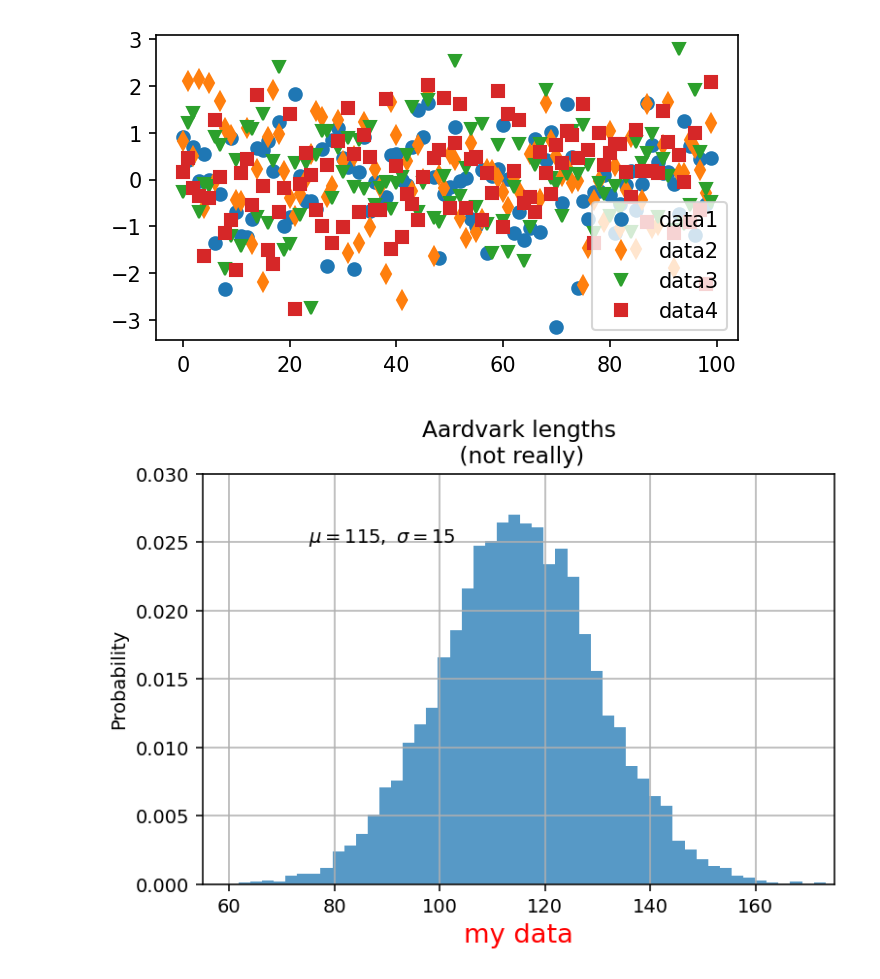
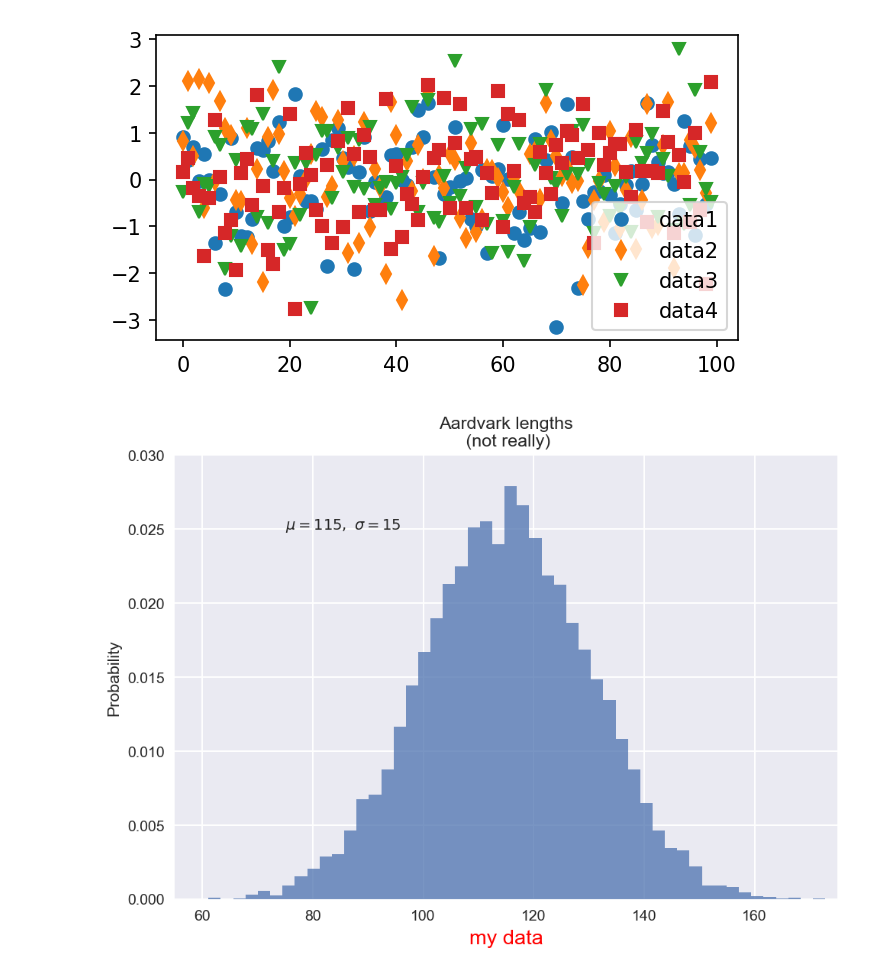
Before and after one commit to ColumbusK/Math, a Jupyter notebook: Numpy/matplot.ipynb, the cells around one changed output. Cells and saved outputs as stored; diff of their text form; code cells hidden in the pictures.

```diff
--- a/Numpy/matplot.ipynb
+++ b/Numpy/matplot.ipynb
@@ -113,17 +114,20 @@ ax.legend()
 # %%
 mu, sigma = 115, 15
 x = mu + sigma * np.random.randn(10000)
 fig, ax = plt.subplots(dpi=140)
 # the histogram of the data
 n, bins, patches = ax.hist(x, 50, density=1, facecolor='C0', alpha=0.75)
 
+plt.style.use('seaborn')
+plt.get_cmap('magma')
 ax.set_xlabel('Length [cm]')
 ax.set_ylabel('Probability')
 ax.set_title('Aardvark lengths\n (not really)')
 ax.text(75, .025, r'$\mu=115,\ \sigma=15$')
 ax.axis([55, 175, 0, 0.03])
 ax.grid(True)
 
+
 t = ax.set_xlabel('my data', fontsize=14, color='red')
 # %% [output]
-[figure, old version]
+[figure, new version]
```
Also changed, not shown: parts of 1 cell of this notebook, 2 other files.
